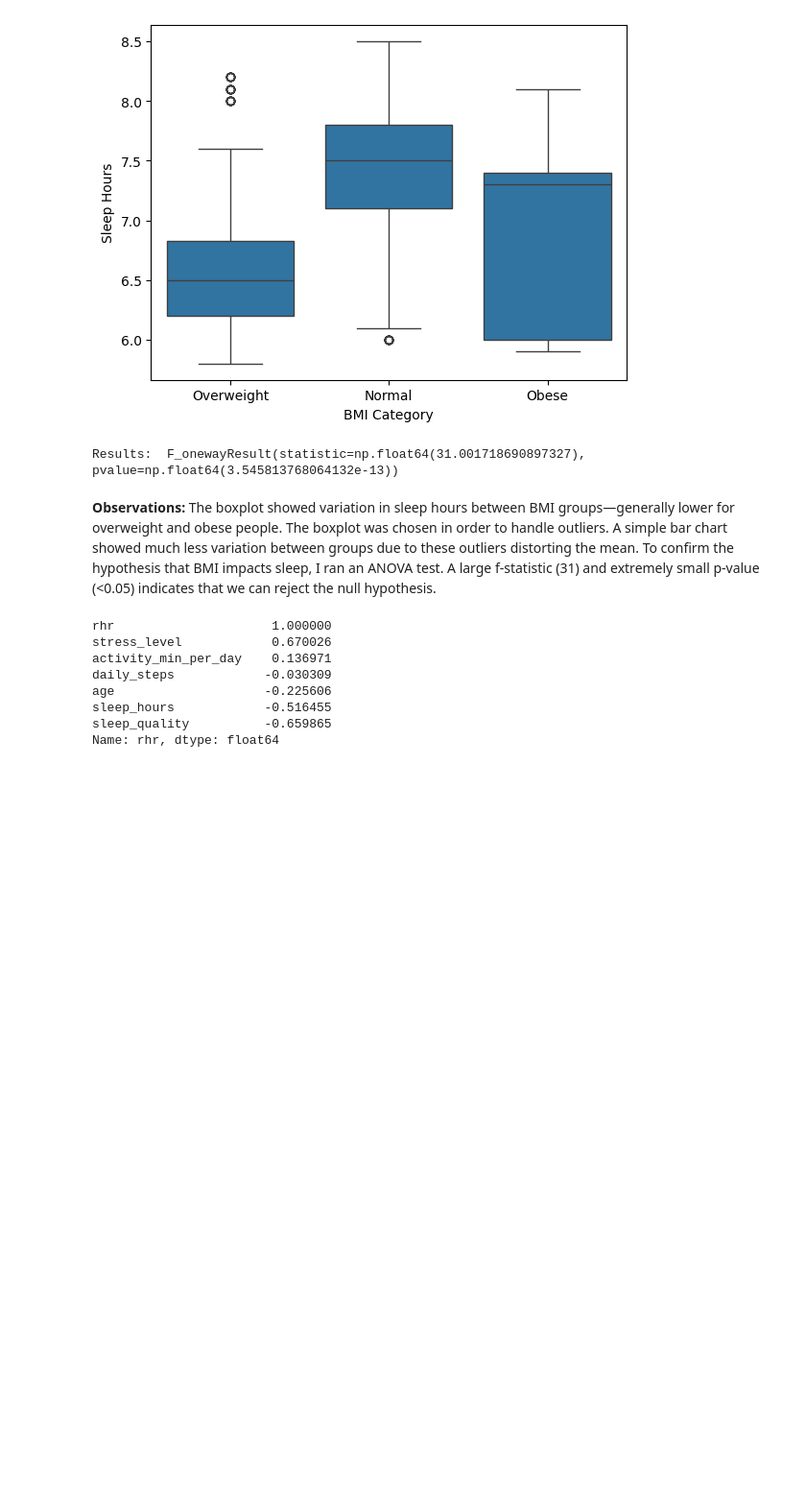
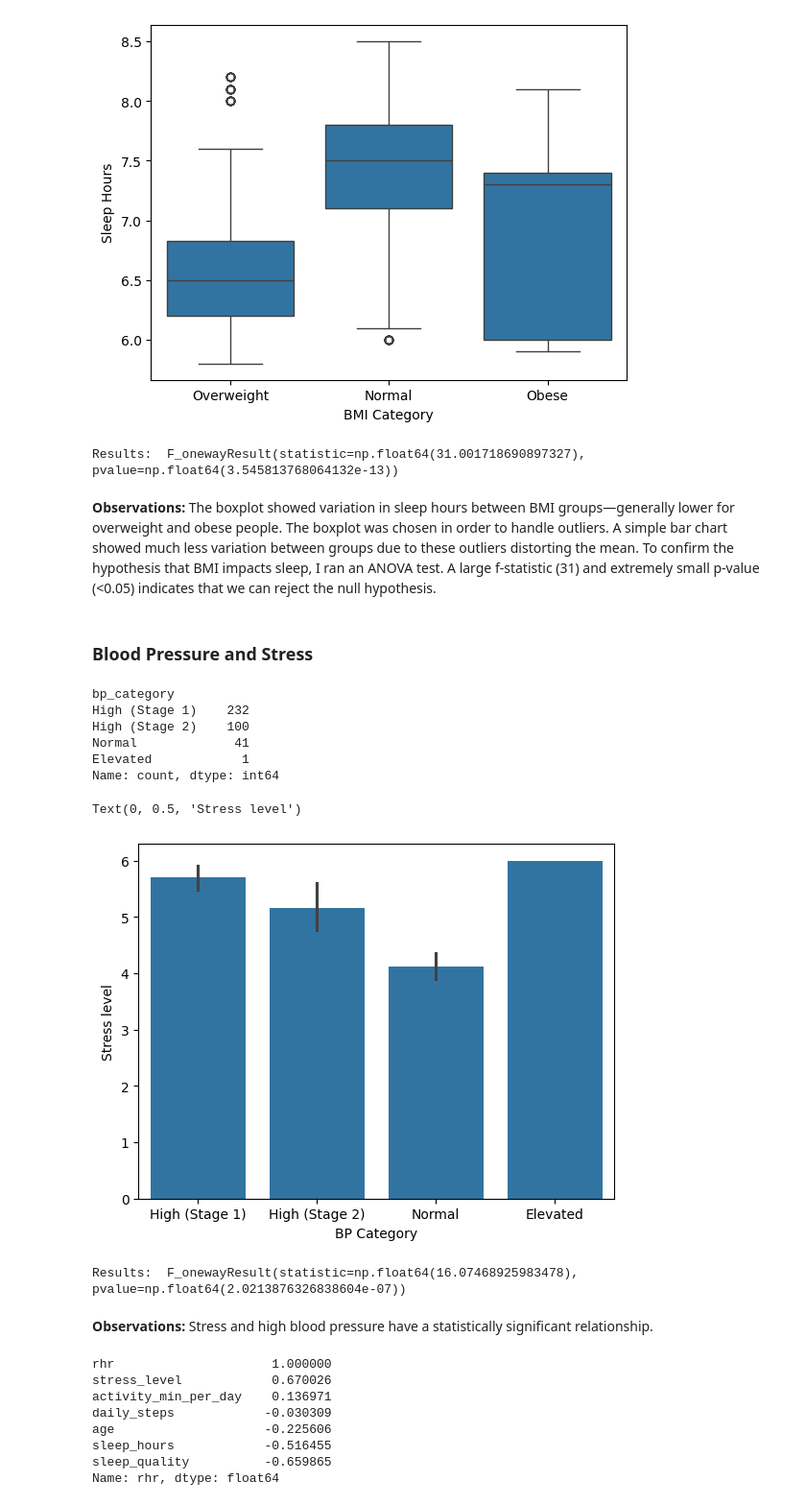
Before and after one commit to chandlershortlidge/sleep-heath-analysis, a Jupyter notebook: main.ipynb, the cells around one changed output. Shown: that part at 96% size. Drawn from its saved outputs; the diff is of its cells as text; code cells hidden in the pictures; blank space fills up the shorter version.

Commit message:
stress and BP

```diff
--- a/main.ipynb
+++ b/main.ipynb
@@ -295,8 +297,56 @@ results = st.f_oneway(df_normal, df_overweight, df_obease)
 print("Results: ", str(results))
 # %% [output]
 Results:  F_onewayResult(statistic=np.float64(31.001718690897327), pvalue=np.float64(3.545813768064132e-13))
-# %% [markdown]
-**Observations:** The boxplot showed variation in sleep hours between BMI groups—generally lower for overweight and obese people. The boxplot was chosen in order to handle outliers. A simple bar chart showed much less variation between groups due to these outliers distorting the mean. To confirm the hypothesis that BMI impacts sleep, I ran an ANOVA test. A large f-statistic (31) and extremely small p-value (<0.05) indicates that we can reject the null hypothesis.
+# %% [markdown]
+**Observations:** The boxplot showed variation in sleep hours between BMI groups—generally lower for overweight and obese people. The boxplot was chosen in order to handle outliers. A simple bar chart showed much less variation between groups due to these outliers distorting the mean. To confirm the hypothesis that BMI impacts sleep, I ran an ANOVA test. A large f-statistic (31) and extremely small p-value (<0.05) indicates that we can reject the null hypothesis.
+# %% [markdown]
+### Blood Pressure and Stress
+# %%
+# apply function to create columns for systolic and diastolic
+health = fn.create_bp_columns(health)
+# %%
+# apply function to create rows for blood pressure categories
+health["bp_category"] = health.apply(fn.bp_category, axis=1)
+
+health["bp_category"].value_counts()
+# %% [output]
+bp_category
+High (Stage 1)    232
+High (Stage 2)    100
+Normal             41
+Elevated            1
+Name: count, dtype: int64
+# %%
+sns.barplot(
+    data=health,
+    x="bp_category",
+    y="stress_level"
+)
+plt.xlabel("BP Category")
+plt.ylabel("Stress level")
+
+
+# elevated n=1, not statistically significant
+# %% [output]
+Text(0, 0.5, 'Stress level')
+[figure, added]
+# %%
+bp_normal = health[health["bp_category"]=="Normal"]["stress_level"]
+bp_high_1 = health[health["bp_category"]=="High (Stage 1)"]["stress_level"]
+bp_high_2 = health[health["bp_category"]=="High (Stage 2)"]["stress_level"]
+
+# H0: High stress is not correlated to high blood pressure
+# H1: High stress is correlated to high blood pressure
+
+#Significance level: 5%
+alpha = 0.05
+
+results = st.f_oneway(bp_normal, bp_high_1, bp_high_2)
+print("Results: ", str(results))
+# %% [output]
+Results:  F_onewayResult(statistic=np.float64(16.07468925983478), pvalue=np.float64(2.0213876326838604e-07))
+# %% [markdown]
+**Observations:** Stress and high blood pressure have a statistically significant relationship.
 # %%
 # Pick predictors and outcome
 features = ["age", "sleep_quality", "activity_min_per_day", "stress_level", "bmi_category",
```
Also changed, not shown: parts of 3 cells of this notebook, 1 other file.
